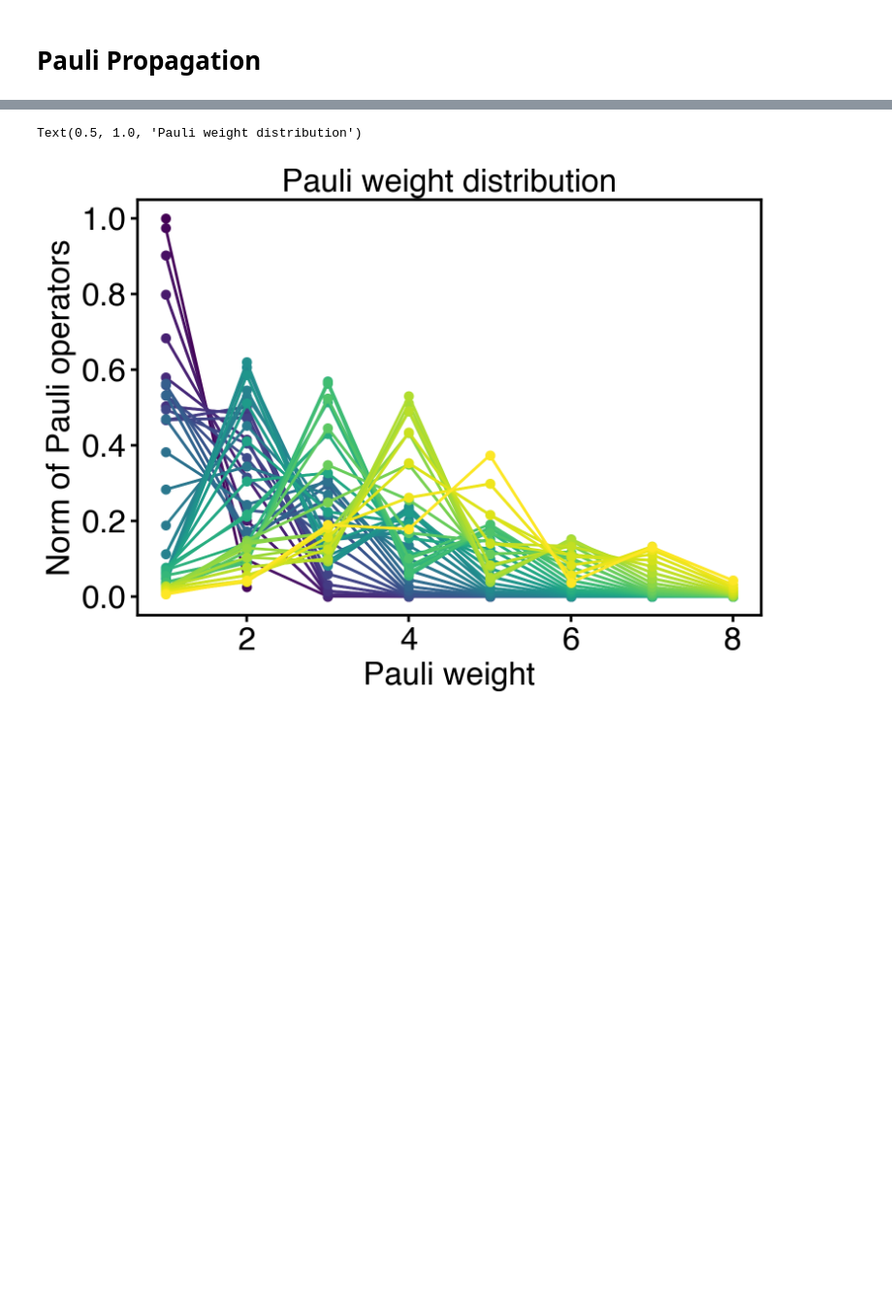
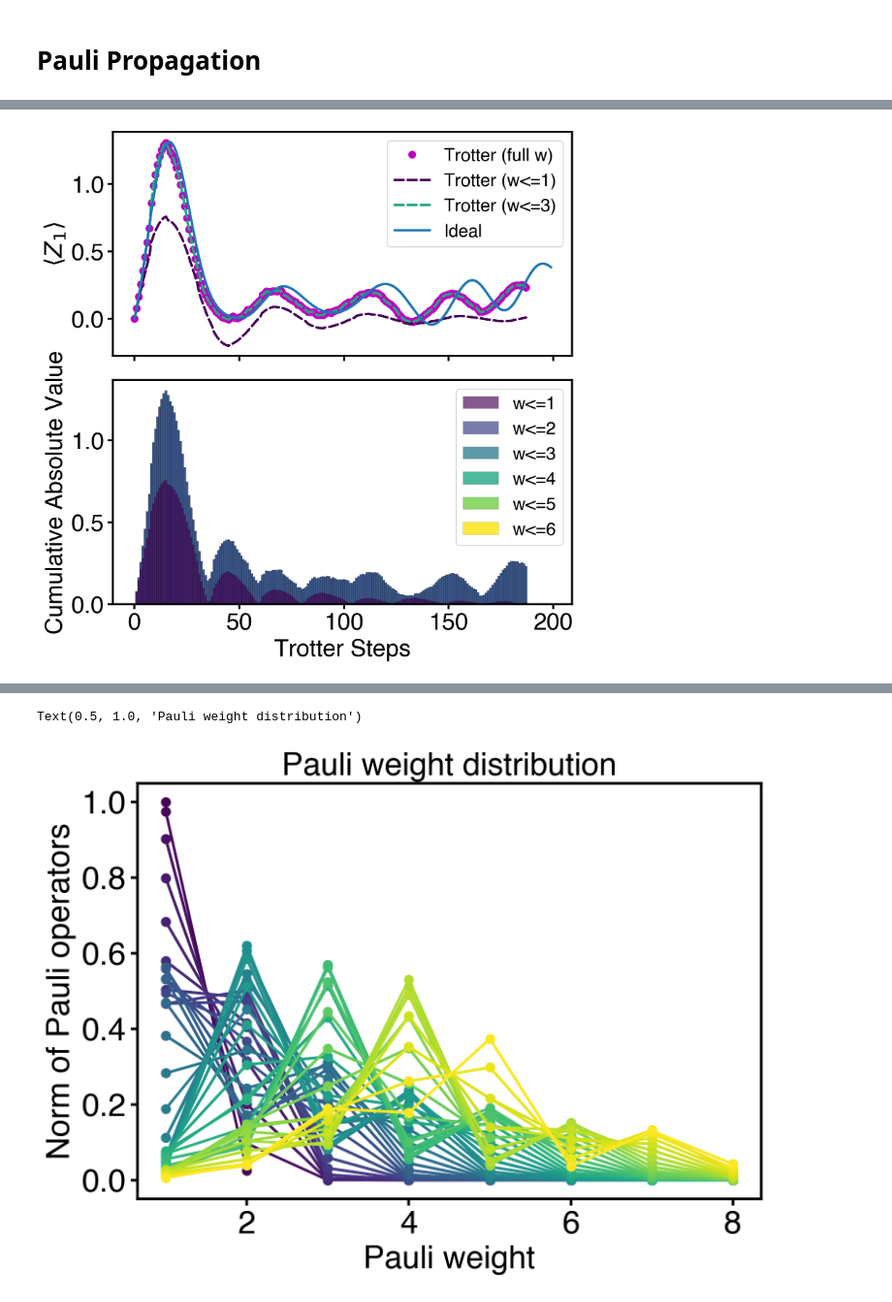
Before and after one commit to Jue-Xu/Pauli-Propagation-Hamiltonian-Expectation, a Jupyter notebook: low_weight_pauli_propagation.ipynb, the cells around one changed output, grey strips where cells are left out. Shown at 97% size. Cells and saved outputs as stored; diff of their text form; code cells hidden in the pictures; blank space fills up the shorter version.

```diff
--- a/low_weight_pauli_propagation.ipynb
+++ b/low_weight_pauli_propagation.ipynb
@@ -160,0 +114,16 @@ cumulative_norm_steps: [[1.0, 0, 0, 0, 0, 0, 0, 0], [0.9999999999999998, 0.02538
+# %%
+print(low_weight_pauli(evo_ob[-1], 3))
+
+# expvals, expvals_1, expvals_3, expvals_6 = [], [], [], []
+expvals, expvals_low, expvals_w = [], [], []
+for item in evo_ob[::2*n]:
+    expvals.append(expect_value(item.to_matrix(), init_state))
+    # expvals_1.append(expect_value(low_weight_pauli(item, 1).to_matrix(), init_state))
+    temp_w, temp_low = [], []
+    for w in range(1, n+1):
+        temp_w.append(abs(expect_value(w_weight_pauli(item, w).to_matrix(), init_state)))
+        temp_low.append(expect_value(low_weight_pauli(item, w).to_matrix(), init_state))
+        # temp.append(expect_value(low_weight_pauli(item, w).to_matrix(), init_state))
+    expvals_w.append(temp_w)
+    expvals_low.append(temp_low)
+expvals_w, expvals_low = np.array(expvals_w), np.array(expvals_low)
@@ -160,0 +146,38 @@ cumulative_norm_steps: [[1.0, 0, 0, 0, 0, 0, 0, 0], [0.9999999999999998, 0.02538
+# %%
+t_list = list(range(len(expvals)))
+
+# Use wider spacing between bars for better visibility
+x_pos = np.arange(len(expvals_w))
+bar_width = 1.0
+k = 6
+colors = plt.cm.viridis(np.linspace(0.0, 1, k))
+
+fig, [ax, ax2] = plt.subplots(2, 1, sharex=True, figsize=(8, 8))
+ax.plot(t_list, expvals, '.', label='Trotter (full w)', c='m')
+ax.plot(t_list, expvals_low[:, 0], '--', label='Trotter (w<=1)', color=colors[0])
+ax.plot(t_list, expvals_low[:, 1], '--', label='Trotter (w<=3)', color=colors[3])
+# ax.plot(t_list, expvals_low[:, 5], '--', label='Trotter (w<=5)', color=colors[5])
+ax.plot(range(len(ideal_expvals)), ideal_expvals, '-', label='Ideal')
+# ax.set_xlabel(fr'Trotter steps')
+ax.set_ylabel(rf'$\langle Z_1 \rangle$')
+ax.legend()
+
+# Plot with different alpha values for better layering effect
+for w in range(k, 0, -1):
+    cumulative_values = [sum(expvals_w[i][:w]) for i in range(len(expvals_w))]
+    # Vary alpha based on w value
+    alpha = 0.6 + (w / n) * 0.4
+    bars = ax2.bar(x_pos, cumulative_values, bar_width, color=colors[w-1], alpha=alpha, label=f'w<={w}',
+                    edgecolor='black',
+                    linewidth=0.1)
+
+ax2.set_xlabel('Trotter Steps')
+ax2.set_ylabel('Cumulative Absolute Value')
+# ax2.set_title('Cumulative Values with Enhanced Visibility')
+
+handles, labels = ax2.get_legend_handles_labels()
+ax2.legend(handles[::-1], labels[::-1], loc='upper right')
+
+fig.savefig(f'{fig_dir}/expvals_pauli.pdf', bbox_inches='tight')
+# %% [output]
+[figure, added]
```
Also changed, not shown: parts of 16 cells of this notebook, 7 other files.
